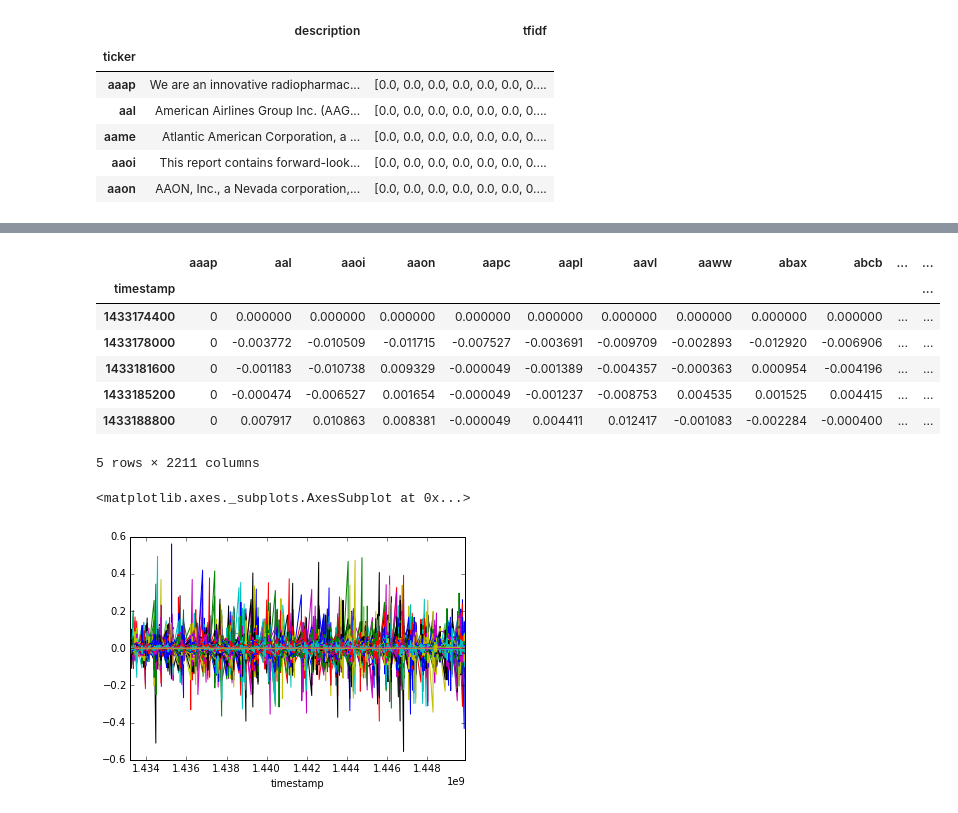
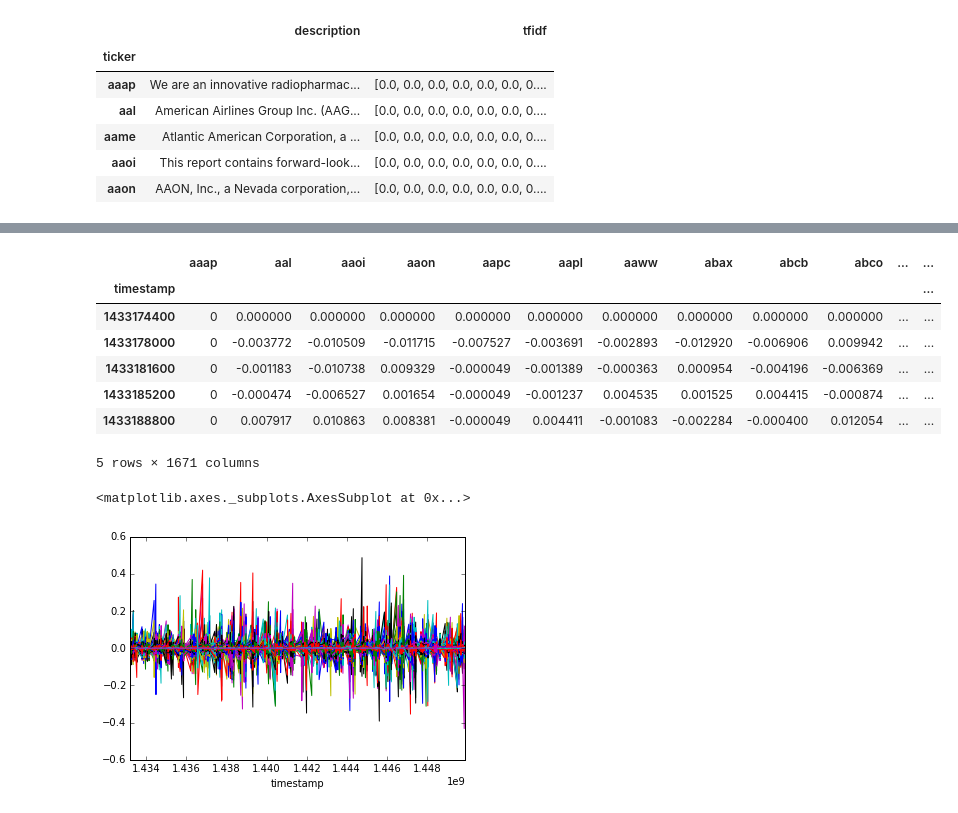
Before and after one commit to brian8128/gdelt_project, a Jupyter notebook: DataExtraction.ipynb, the cells around one changed output, grey strips where cells are left out. Saved outputs shown, nothing was run; the diff lists cells and outputs as text; code cells hidden in the pictures.

```diff
--- a/DataExtraction.ipynb
+++ b/DataExtraction.ipynb
@@ -37,17 +38,17 @@ ticker_df.head()
 # %%
-dif_df = diff_df(ticker_df)
+dif_df = diff_df(ticker_df, variance_quantile_cutoff=0.95)
 dif_df.head()
 # %% [output]
-|  | aaap | aal | aaoi | aaon | aapc | aapl | aavl | aaww | abax | abcb | ... | ... |
+|  | aaap | aal | aaoi | aaon | aapc | aapl | aaww | abax | abcb | abco | ... | ... |
 | timestamp |  |  |  |  |  |  |  |  |  |  |  | ... |
 | 1433174400 | 0 | 0.000000 | 0.000000 | 0.000000 | 0.000000 | 0.000000 | 0.000000 | 0.000000 | 0.000000 | 0.000000 | ... | ... |
-| 1433178000 | 0 | -0.003772 | -0.010509 | -0.011715 | -0.007527 | -0.003691 | -0.009709 | -0.002893 | -0.012920 | -0.006906 | ... | ... |
-| 1433181600 | 0 | -0.001183 | -0.010738 | 0.009329 | -0.000049 | -0.001389 | -0.004357 | -0.000363 | 0.000954 | -0.004196 | ... | ... |
-| 1433185200 | 0 | -0.000474 | -0.006527 | 0.001654 | -0.000049 | -0.001237 | -0.008753 | 0.004535 | 0.001525 | 0.004415 | ... | ... |
-| 1433188800 | 0 | 0.007917 | 0.010863 | 0.008381 | -0.000049 | 0.004411 | 0.012417 | -0.001083 | -0.002284 | -0.000400 | ... | ... |
+| 1433178000 | 0 | -0.003772 | -0.010509 | -0.011715 | -0.007527 | -0.003691 | -0.002893 | -0.012920 | -0.006906 | 0.009942 | ... | ... |
+| 1433181600 | 0 | -0.001183 | -0.010738 | 0.009329 | -0.000049 | -0.001389 | -0.000363 | 0.000954 | -0.004196 | -0.006369 | ... | ... |
+| 1433185200 | 0 | -0.000474 | -0.006527 | 0.001654 | -0.000049 | -0.001237 | 0.004535 | 0.001525 | 0.004415 | -0.000874 | ... | ... |
+| 1433188800 | 0 | 0.007917 | 0.010863 | 0.008381 | -0.000049 | 0.004411 | -0.001083 | -0.002284 | -0.000400 | 0.012054 | ... | ... |
-5 rows × 2211 columns
+5 rows × 1671 columns
 # %%
 dif_df.plot(legend=False)
 # %% [output]
 <matplotlib.axes._subplots.AxesSubplot at 0x...>
-[figure, old version]
+[figure, new version]
```
Also changed, not shown: parts of 9 cells of this notebook, 2 other files.
